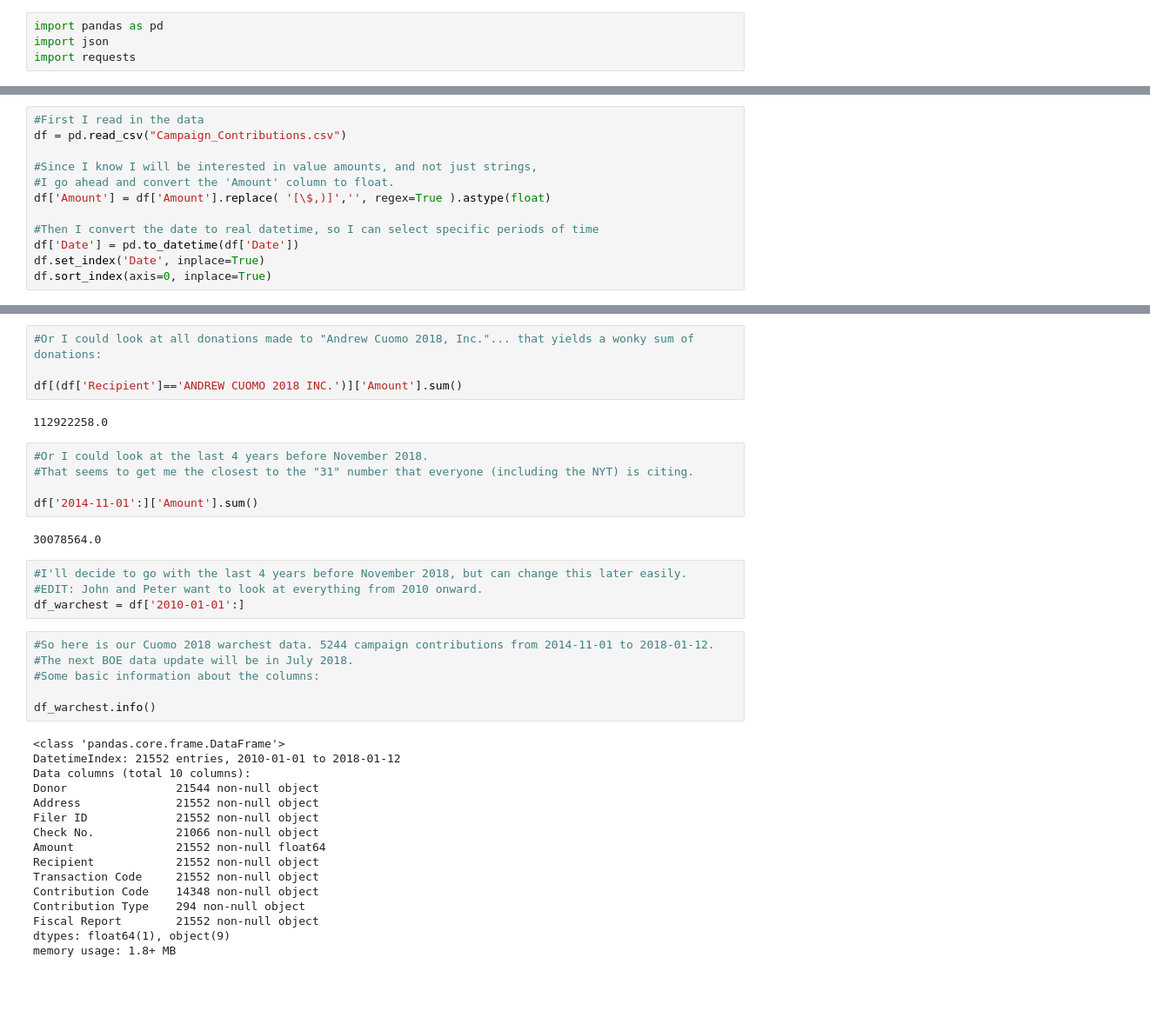
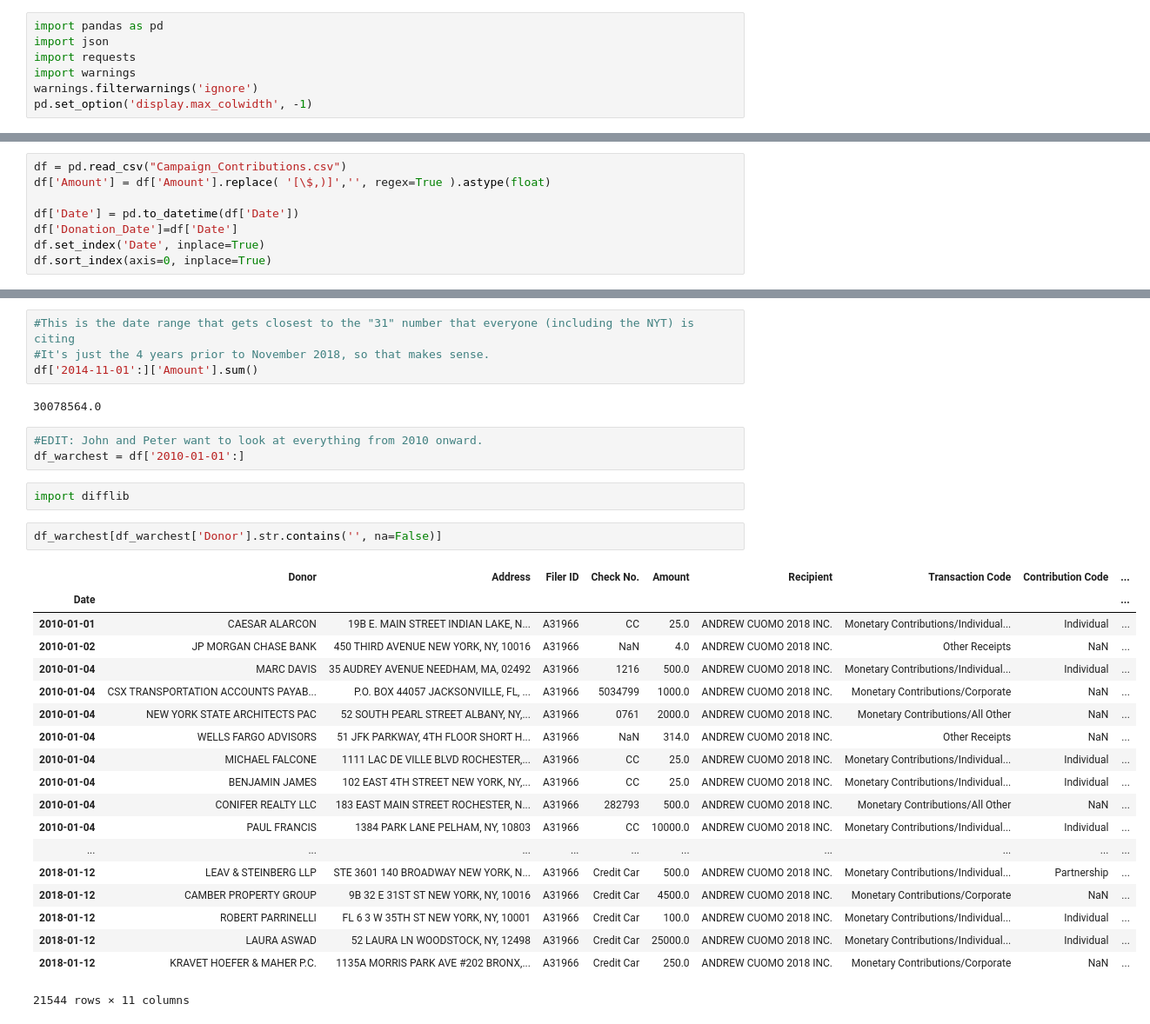
Before and after one commit to kromreig/warchest_cuomo_indy, a Jupyter notebook: Cuomo_Campaign_Finance.ipynb, the cells around one changed output, grey strips where cells are left out. Shown at 87% size. Saved outputs shown, nothing was run; the diff lists cells and outputs as text; blank space fills up the shorter version.

Commit message:
Peeling the lid back on Cuomo's LLC's

```diff
--- a/Cuomo_Campaign_Finance.ipynb
+++ b/Cuomo_Campaign_Finance.ipynb
@@ -2,3 +2,6 @@
 import pandas as pd
 import json
 import requests
+import warnings
+warnings.filterwarnings('ignore')
+pd.set_option('display.max_colwidth', -1)
@@ -5,12 +14,8 @@ import requests
 # %%
-#First I read in the data
 df = pd.read_csv("Campaign_Contributions.csv")
-
-#Since I know I will be interested in value amounts, and not just strings,
-#I go ahead and convert the 'Amount' column to float.
 df['Amount'] = df['Amount'].replace( '[\$,)]','', regex=True ).astype(float)
 
-#Then I convert the date to real datetime, so I can select specific periods of time
 df['Date'] = pd.to_datetime(df['Date'])
+df['Donation_Date']=df['Date']
 df.set_index('Date', inplace=True)
 df.sort_index(axis=0, inplace=True)
@@ -34,39 +22,33 @@ df['2017-11-15':]['Amount'].sum()
-# %%
-#Or I could look at all donations made to "Andrew Cuomo 2018, Inc."... that yields a wonky sum of donations:
-
-df[(df['Recipient']=='ANDREW CUOMO 2018 INC.')]['Amount'].sum()
-# %% [output]
-112922258.0
 # %%
-#Or I could look at the last 4 years before November 2018.
-#That seems to get me the closest to the "31" number that everyone (including the NYT) is citing.
-
+#This is the date range that gets closest to the "31" number that everyone (including the NYT) is citing
+#It's just the 4 years prior to November 2018, so that makes sense.
 df['2014-11-01':]['Amount'].sum()
 # %% [output]
 30078564.0
 # %%
-#I'll decide to go with the last 4 years before November 2018, but can change this later easily.
 #EDIT: John and Peter want to look at everything from 2010 onward.
 df_warchest = df['2010-01-01':]
-# %%
-#So here is our Cuomo 2018 warchest data. 5244 campaign contributions from 2014-11-01 to 2018-01-12.
-#The next BOE data update will be in July 2018.
-#Some basic information about the columns:
-
-df_warchest.info()
-# %% [output]
-<class 'pandas.core.frame.DataFrame'>
-DatetimeIndex: 21552 entries, 2010-01-01 to 2018-01-12
-Data columns (total 10 columns):
-Donor                21544 non-null object
-Address              21552 non-null object
-Filer ID             21552 non-null object
-Check No.            21066 non-null object
-Amount               21552 non-null float64
-Recipient            21552 non-null object
-Transaction Code     21552 non-null object
-Contribution Code    14348 non-null object
-Contribution Type    294 non-null object
-Fiscal Report        21552 non-null object
-dtypes: float64(1), object(9)
-memory usage: 1.8+ MB
+# %%
+import difflib
+# %%
+df_warchest[df_warchest['Donor'].str.contains('', na=False)]
+# %% [output]
+|  | Donor | Address | Filer ID | Check No. | Amount | Recipient | Transaction Code | Contribution Code | ... |
+| Date |  |  |  |  |  |  |  |  | ... |
+| 2010-01-01 | CAESAR ALARCON | 19B E. MAIN STREET INDIAN LAKE, N... | A31966 | CC | 25.0 | ANDREW CUOMO 2018 INC. | Monetary Contributions/Individual... | Individual | ... |
+| 2010-01-02 | JP MORGAN CHASE BANK | 450 THIRD AVENUE NEW YORK, NY, 10016 | A31966 | NaN | 4.0 | ANDREW CUOMO 2018 INC. | Other Receipts | NaN | ... |
+| 2010-01-04 | MARC DAVIS | 35 AUDREY AVENUE NEEDHAM, MA, 02492 | A31966 | 1216 | 500.0 | ANDREW CUOMO 2018 INC. | Monetary Contributions/Individual... | Individual | ... |
+| 2010-01-04 | CSX TRANSPORTATION ACCOUNTS PAYAB... | P.O. BOX 44057 JACKSONVILLE, FL, ... | A31966 | 5034799 | 1000.0 | ANDREW CUOMO 2018 INC. | Monetary Contributions/Corporate | NaN | ... |
+| 2010-01-04 | NEW YORK STATE ARCHITECTS PAC | 52 SOUTH PEARL STREET ALBANY, NY,... | A31966 | 0761 | 2000.0 | ANDREW CUOMO 2018 INC. | Monetary Contributions/All Other | NaN | ... |
+| 2010-01-04 | WELLS FARGO ADVISORS | 51 JFK PARKWAY, 4TH FLOOR SHORT H... | A31966 | NaN | 314.0 | ANDREW CUOMO 2018 INC. | Other Receipts | NaN | ... |
+| 2010-01-04 | MICHAEL FALCONE | 1111 LAC DE VILLE BLVD ROCHESTER,... | A31966 | CC | 25.0 | ANDREW CUOMO 2018 INC. | Monetary Contributions/Individual... | Individual | ... |
+| 2010-01-04 | BENJAMIN JAMES | 102 EAST 4TH STREET NEW YORK, NY,... | A31966 | CC | 25.0 | ANDREW CUOMO 2018 INC. | Monetary Contributions/Individual... | Individual | ... |
+| 2010-01-04 | CONIFER REALTY LLC | 183 EAST MAIN STREET ROCHESTER, N... | A31966 | 282793 | 500.0 | ANDREW CUOMO 2018 INC. | Monetary Contributions/All Other | NaN | ... |
+| 2010-01-04 | PAUL FRANCIS | 1384 PARK LANE PELHAM, NY, 10803 | A31966 | CC | 10000.0 | ANDREW CUOMO 2018 INC. | Monetary Contributions/Individual... | Individual | ... |
+| ... | ... | ... | ... | ... | ... | ... | ... | ... | ... |
+| 2018-01-12 | LEAV & STEINBERG LLP | STE 3601 140 BROADWAY NEW YORK, N... | A31966 | Credit Car | 500.0 | ANDREW CUOMO 2018 INC. | Monetary Contributions/Individual... | Partnership | ... |
+| 2018-01-12 | CAMBER PROPERTY GROUP | 9B 32 E 31ST ST NEW YORK, NY, 10016 | A31966 | Credit Car | 4500.0 | ANDREW CUOMO 2018 INC. | Monetary Contributions/Corporate | NaN | ... |
+| 2018-01-12 | ROBERT PARRINELLI | FL 6 3 W 35TH ST NEW YORK, NY, 10001 | A31966 | Credit Car | 100.0 | ANDREW CUOMO 2018 INC. | Monetary Contributions/Individual... | Individual | ... |
+| 2018-01-12 | LAURA ASWAD | 52 LAURA LN WOODSTOCK, NY, 12498 | A31966 | Credit Car | 25000.0 | ANDREW CUOMO 2018 INC. | Monetary Contributions/Individual... | Individual | ... |
+| 2018-01-12 | KRAVET HOEFER & MAHER P.C. | 1135A MORRIS PARK AVE #202 BRONX,... | A31966 | Credit Car | 250.0 | ANDREW CUOMO 2018 INC. | Monetary Contributions/Corporate | NaN | ... |
+21544 rows × 11 columns
```
Also changed, not shown: parts of 72 cells of this notebook, 31 other files.
